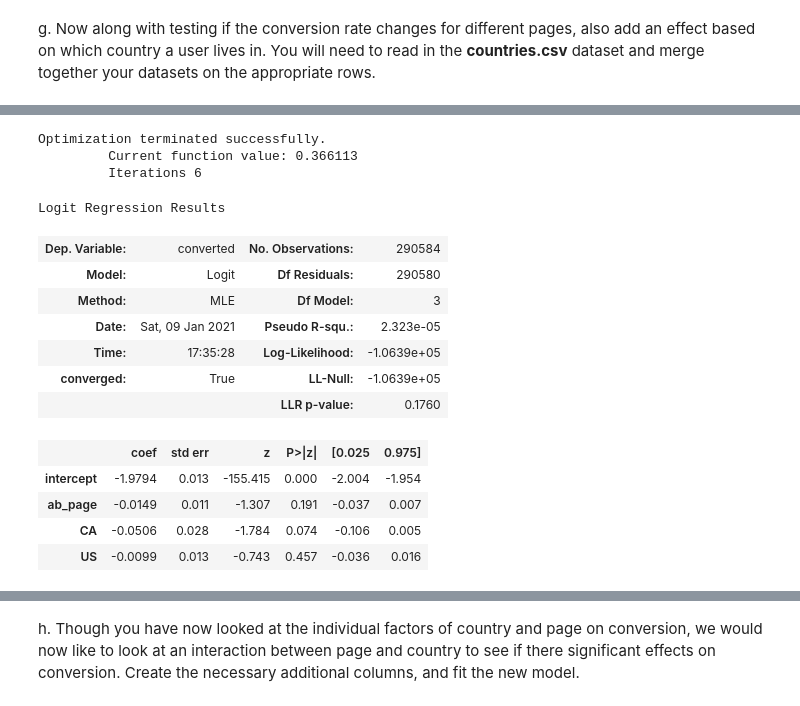
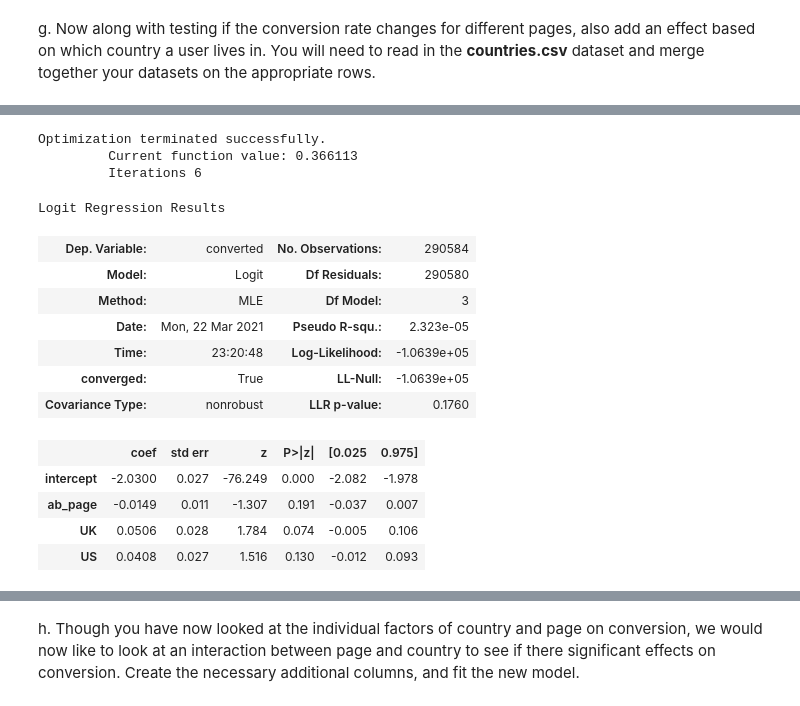
Before and after one commit to chloemcauley/ABTestingWebsite, a Jupyter notebook: Analyze_ab_test_results_notebook.ipynb, the cells around one changed output, grey strips where cells are left out. Cells and saved outputs as stored; diff of their text form; code cells hidden in the pictures.

```diff
--- a/Analyze_ab_test_results_notebook.ipynb
+++ b/Analyze_ab_test_results_notebook.ipynb
@@ -438,25 +502,25 @@ df_new.groupby(['country'], as_index=False).mean()
 # %%
-#Fit Your Linear Model And Obtain the Results
+#Fit Regression Model And Obtain the Results
 
 df_new['intercept'] = 1
 
-lm = sm.Logit(df_new['converted'],df_new[['intercept','ab_page','CA','US']])
+lm = sm.Logit(df_new['converted'],df_new[['intercept','ab_page','UK','US']])
 results = lm.fit()
 results.summary()
 # %% [output]
 Optimization terminated successfully.
          Current function value: 0.366113
          Iterations 6
 Logit Regression Results
 | Dep. Variable: | converted | No. Observations: | 290584 |
 | Model: | Logit | Df Residuals: | 290580 |
 | Method: | MLE | Df Model: | 3 |
-| Date: | Sat, 09 Jan 2021 | Pseudo R-squ.: | 2.323e-05 |
-| Time: | 17:35:28 | Log-Likelihood: | -1.0639e+05 |
+| Date: | Mon, 22 Mar 2021 | Pseudo R-squ.: | 2.323e-05 |
+| Time: | 23:20:48 | Log-Likelihood: | -1.0639e+05 |
 | converged: | True | LL-Null: | -1.0639e+05 |
-|  |  | LLR p-value: | 0.1760 |
+| Covariance Type: | nonrobust | LLR p-value: | 0.1760 |
 |  | coef | std err | z | P>|z| | [0.025 | 0.975] |
-| intercept | -1.9794 | 0.013 | -155.415 | 0.000 | -2.004 | -1.954 |
+| intercept | -2.0300 | 0.027 | -76.249 | 0.000 | -2.082 | -1.978 |
 | ab_page | -0.0149 | 0.011 | -1.307 | 0.191 | -0.037 | 0.007 |
-| CA | -0.0506 | 0.028 | -1.784 | 0.074 | -0.106 | 0.005 |
-| US | -0.0099 | 0.013 | -0.743 | 0.457 | -0.036 | 0.016 |
+| UK | 0.0506 | 0.028 | 1.784 | 0.074 | -0.005 | 0.106 |
+| US | 0.0408 | 0.027 | 1.516 | 0.130 | -0.012 | 0.093 |
```
Also changed, not shown: parts of 33 cells of this notebook, 3 other files.
